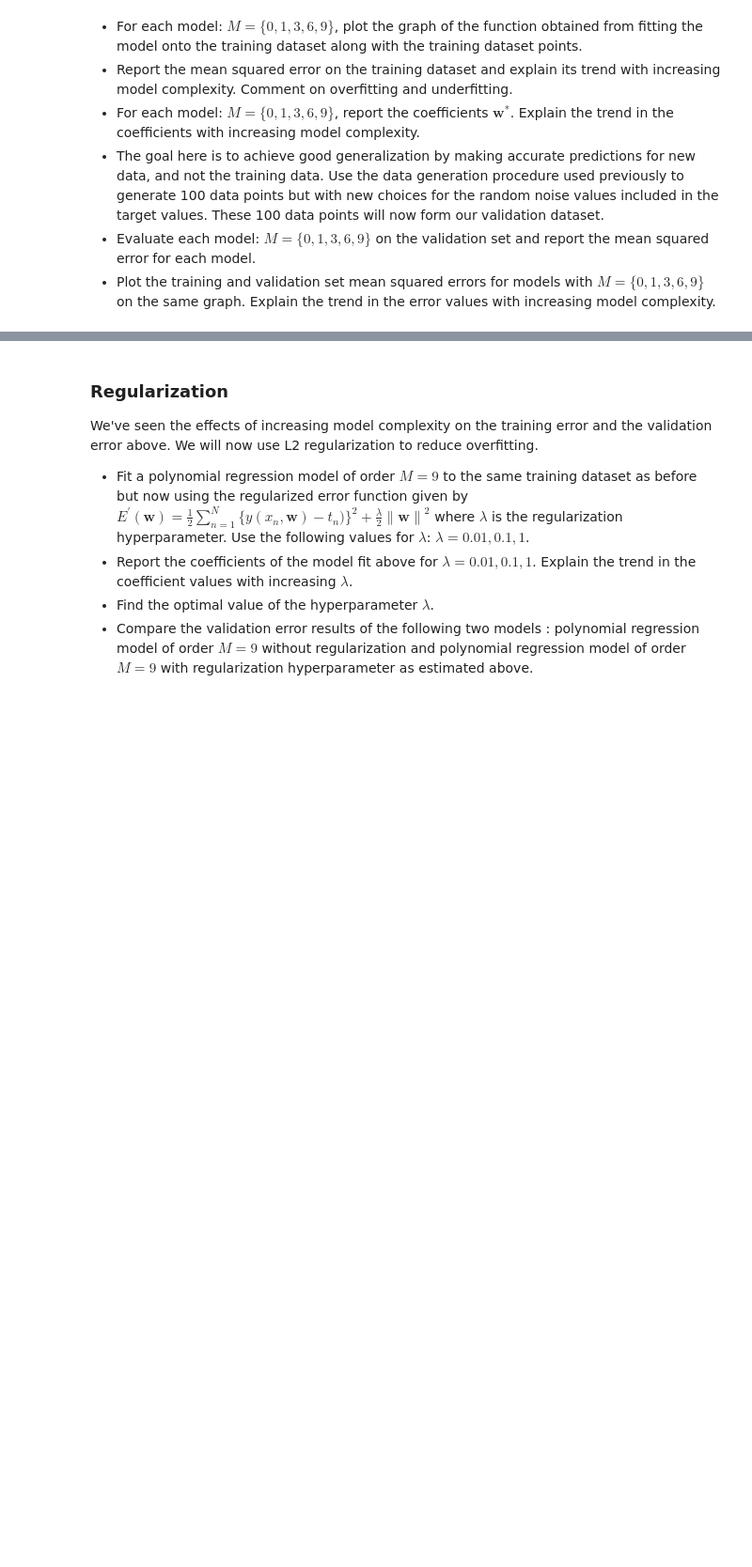
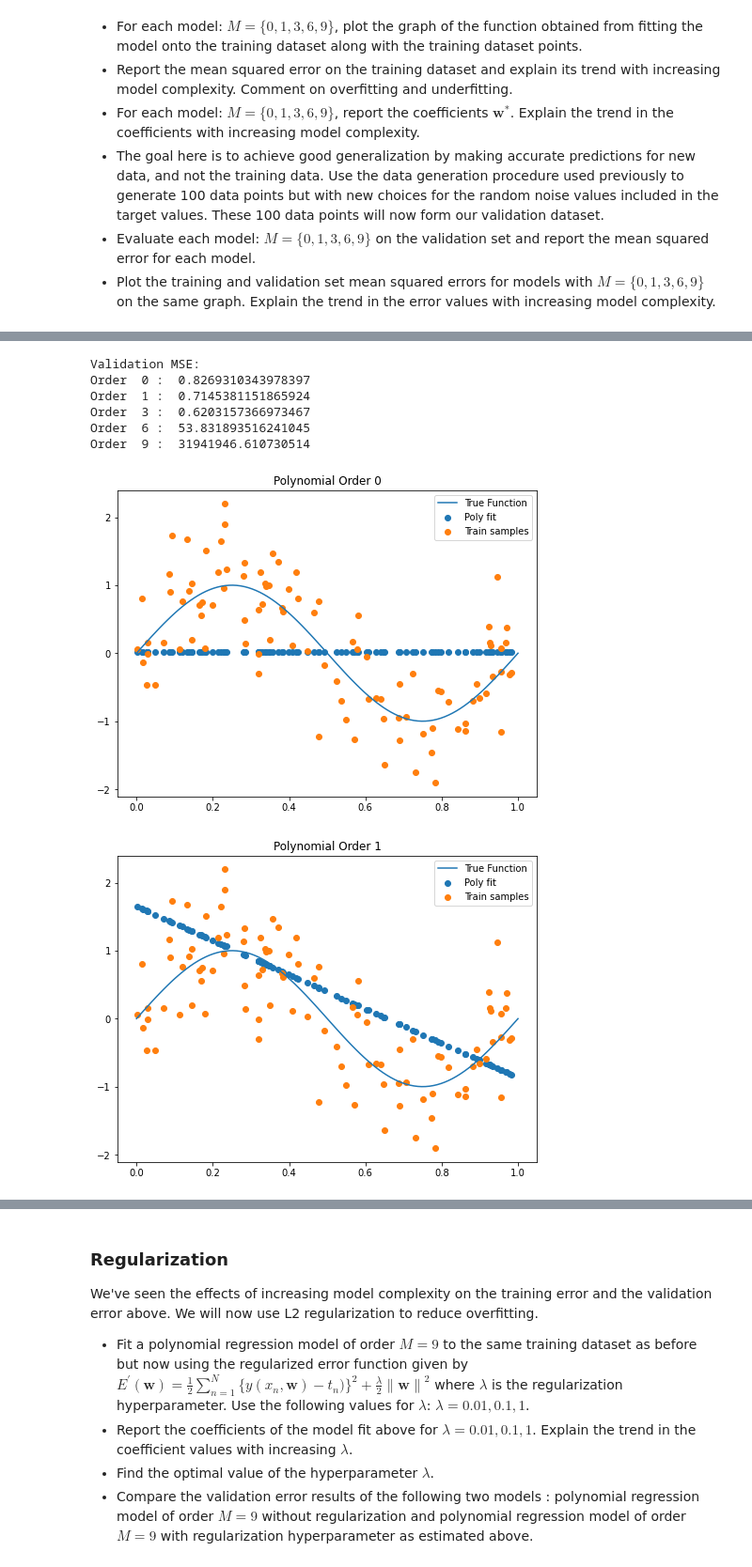
Before and after one commit to arjunmenonv/EE5180, a Jupyter notebook: PracticalAssignment1.ipynb, the cells around one changed output, grey strips where cells are left out. Shown at 94% size. Cells and saved outputs as stored; diff of their text form; code cells hidden in the pictures; blank space fills up the shorter version.

```diff
--- a/PracticalAssignment1.ipynb
+++ b/PracticalAssignment1.ipynb
@@ -111,0 +202,12 @@ After reading the dataset, you must split the dataset into training ($80\%$) and
+# %%
+condprob_pos, condprob_neg, p_pos, p_neg  = train_nb(Xtrain, ytrain)
+# Current Bottleneck is lemmatize() function, which takes close to 1 minute to complete on cpu
+predict = classify_nb(Xtest, condprob_pos, condprob_neg, p_pos, p_neg)
+correct = 0
+incorrect = 0
+for i in range(len(predict)):
+  if predict[i] == ytest[i]:
+    correct += 1
+  else:
+    incorrect += 1
+print("Accuracy = ", correct/(correct + incorrect))
@@ -136,0 +330,19 @@ accurate predictions for new data, and not the training data. Use the data gener
+# %%
+print("Validation MSE:")
+for i in range(len(m)):
+  print("Order ", m[i], ": ", mse_val[i])
+  plt.figure(figsize= (8, 6))
+  plt.scatter(x_val.reshape(-1, 1), fit_polyval[i])
+  plt.scatter(x_val, f_xval)
+  plt.plot(x_samples, np.sin(2*pi*x_samples))
+  plt.legend(["True Function", "Poly fit", "Train samples"])
+  plt.title("Polynomial Order "+ str(m[i]))
+# %% [output]
+Validation MSE:
+Order  0 :  0.8269310343978397
+Order  1 :  0.7145381151865924
+Order  3 :  0.6203157366973467
+Order  6 :  53.831893516241045
+Order  9 :  31941946.610730514
+[figure, added]
+[figure, added]
```
Also changed, not shown: parts of 50 cells of this notebook.
